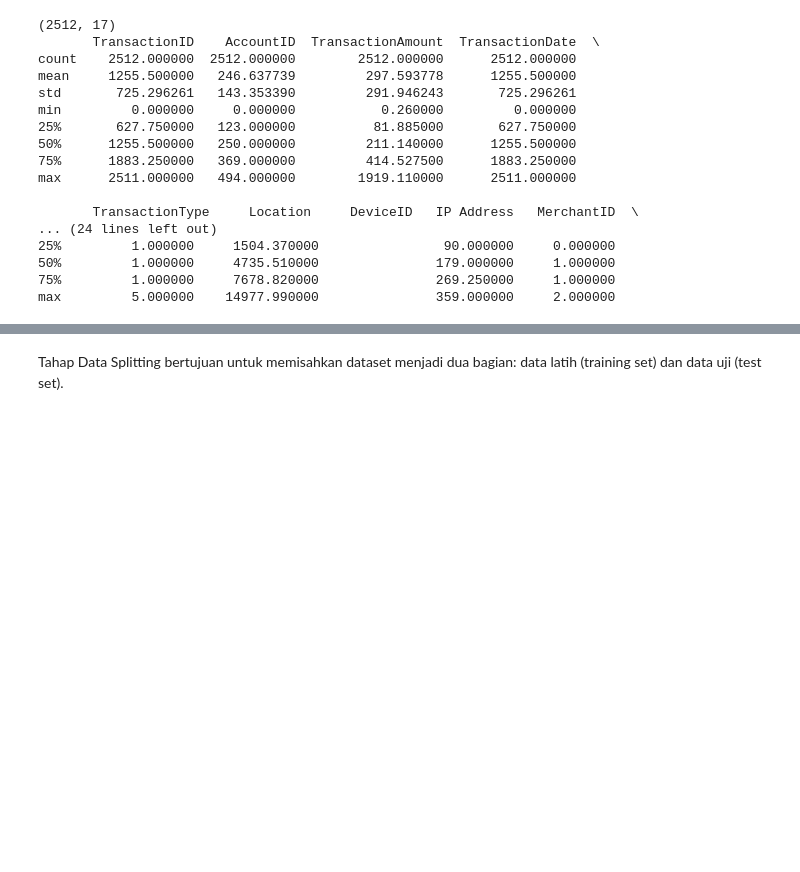
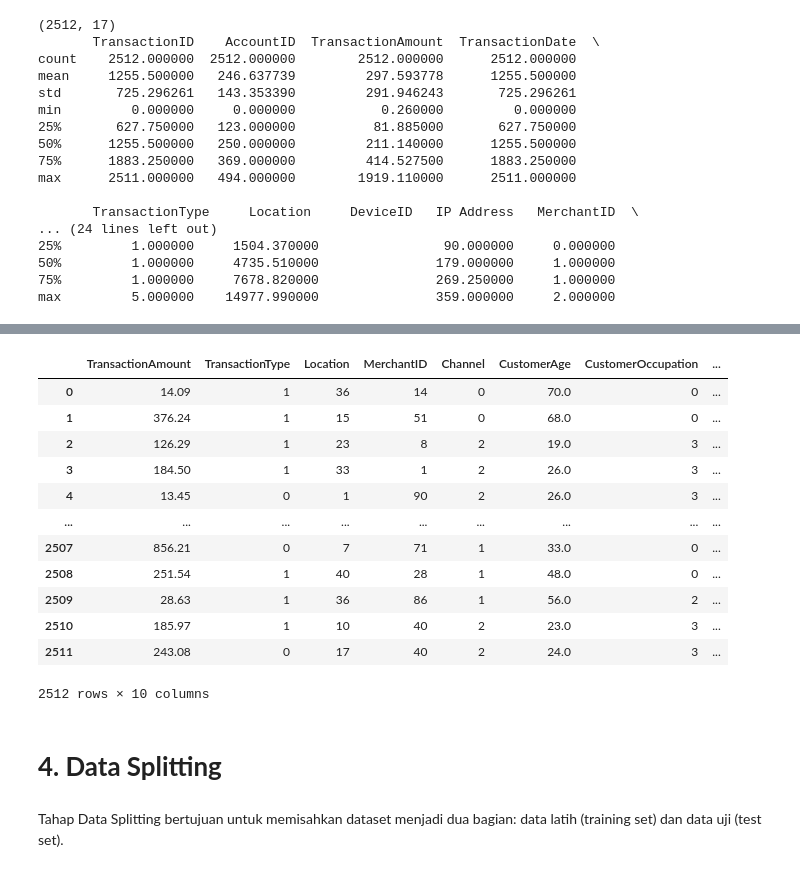
Before and after one commit to ValentioStanley/Machine-Learning-for-Begineer, a Jupyter notebook: [Klasifikasi]_Submission_Akhir_BMLP_Valentio Stanley Gunadi.ipynb, the cells around one changed output, grey strips where cells are left out. Drawn from its saved outputs; the diff is of its cells as text; code cells hidden in the pictures; blank space fills up the shorter version.

```diff
--- a/[Klasifikasi]_Submission_Akhir_BMLP_Valentio Stanley Gunadi.ipynb
+++ b/[Klasifikasi]_Submission_Akhir_BMLP_Valentio Stanley Gunadi.ipynb
@@ -85,3 +106,23 @@ max         5.000000    14977.990000               359.000000     2.000000
+# %%
+# Pilih kolom berdasarkan pengamatan situasi di kaggle datasetnya mengenai Transaksi Bank untuk mendeteksi kejahatan atau menghapus data yang tidak relevan untuk analisis
+# data_x = data[["TransactionType", "Location", "Channel", "CustomerOccupation"]]
+data.drop(columns=["TransactionID","AccountID","TransactionDate","MerchantID","DeviceID","IP Address","TransactionID","TransactionDuration","Cluster"])
+# %% [output]
+|  | TransactionAmount | TransactionType | Location | MerchantID | Channel | CustomerAge | CustomerOccupation | ... |
+| 0 | 14.09 | 1 | 36 | 14 | 0 | 70.0 | 0 | ... |
+| 1 | 376.24 | 1 | 15 | 51 | 0 | 68.0 | 0 | ... |
+| 2 | 126.29 | 1 | 23 | 8 | 2 | 19.0 | 3 | ... |
+| 3 | 184.50 | 1 | 33 | 1 | 2 | 26.0 | 3 | ... |
+| 4 | 13.45 | 0 | 1 | 90 | 2 | 26.0 | 3 | ... |
+| ... | ... | ... | ... | ... | ... | ... | ... | ... |
+| 2507 | 856.21 | 0 | 7 | 71 | 1 | 33.0 | 0 | ... |
+| 2508 | 251.54 | 1 | 40 | 28 | 1 | 48.0 | 0 | ... |
+| 2509 | 28.63 | 1 | 36 | 86 | 1 | 56.0 | 2 | ... |
+| 2510 | 185.97 | 1 | 10 | 40 | 2 | 23.0 | 3 | ... |
+| 2511 | 243.08 | 0 | 17 | 40 | 2 | 24.0 | 3 | ... |
+2512 rows × 10 columns
+# %% [markdown]
+# **4. Data Splitting**
 # %% [markdown]
 Tahap Data Splitting bertujuan untuk memisahkan dataset menjadi dua bagian: data latih (training set) dan data uji (test set).
 # %%
```
Also changed, not shown: parts of 6 cells of this notebook, 1 other file.
